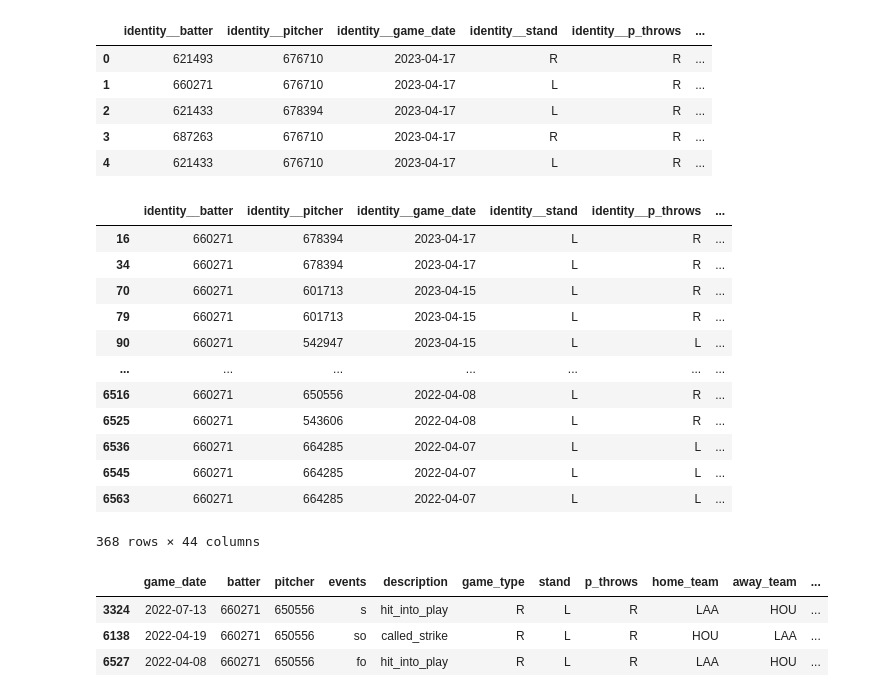
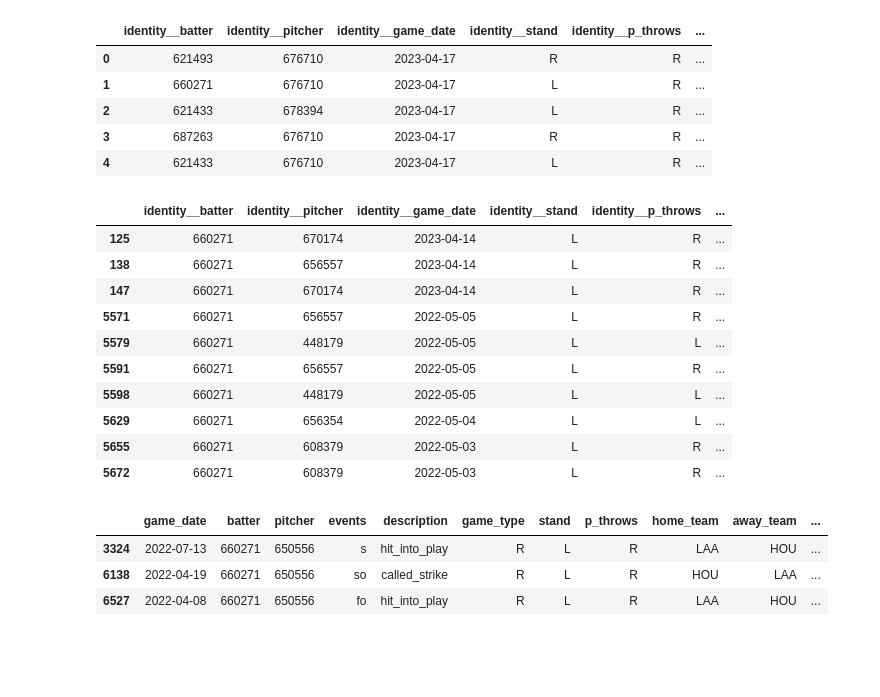
Before and after one commit to allenttchen/baseball-analytics, a Jupyter notebook: notebooks/eda.ipynb, the cells around one changed output. Drawn from its saved outputs; the diff is of its cells as text; code cells hidden in the pictures; blank space fills up the shorter version.

```diff
--- a/notebooks/eda.ipynb
+++ b/notebooks/eda.ipynb
@@ -586,23 +600,22 @@ features_and_events.head(5)
 # %%
 features_and_events[
     (features_and_events["identity__batter"] == 660271) &
     #(features_and_events["identity__game_date"] == "2023-04-09")
-    (features_and_events["head_to_head__1B"] > 0)
-]
+    (features_and_events["head_to_head__1B"] > 0) &
+    (features_and_events["identity__home_team"] == "BOS")
+].tail(10)
 # %% [output]
 |  | identity__batter | identity__pitcher | identity__game_date | identity__stand | identity__p_throws | ... |
-| 16 | 660271 | 678394 | 2023-04-17 | L | R | ... |
-| 34 | 660271 | 678394 | 2023-04-17 | L | R | ... |
-| 70 | 660271 | 601713 | 2023-04-15 | L | R | ... |
-| 79 | 660271 | 601713 | 2023-04-15 | L | R | ... |
-| 90 | 660271 | 542947 | 2023-04-15 | L | L | ... |
-| ... | ... | ... | ... | ... | ... | ... |
-| 6516 | 660271 | 650556 | 2022-04-08 | L | R | ... |
-| 6525 | 660271 | 543606 | 2022-04-08 | L | R | ... |
-| 6536 | 660271 | 664285 | 2022-04-07 | L | L | ... |
-| 6545 | 660271 | 664285 | 2022-04-07 | L | L | ... |
-| 6563 | 660271 | 664285 | 2022-04-07 | L | L | ... |
+| 125 | 660271 | 670174 | 2023-04-14 | L | R | ... |
+| 138 | 660271 | 656557 | 2023-04-14 | L | R | ... |
+| 147 | 660271 | 670174 | 2023-04-14 | L | R | ... |
+| 5571 | 660271 | 656557 | 2022-05-05 | L | R | ... |
+| 5579 | 660271 | 448179 | 2022-05-05 | L | L | ... |
+| 5591 | 660271 | 656557 | 2022-05-05 | L | R | ... |
+| 5598 | 660271 | 448179 | 2022-05-05 | L | L | ... |
+| 5629 | 660271 | 656354 | 2022-05-04 | L | L | ... |
+| 5655 | 660271 | 608379 | 2022-05-03 | L | R | ... |
+| 5672 | 660271 | 608379 | 2022-05-03 | L | R | ... |
-368 rows × 44 columns
 # %%
 data[
     (data["batter"] == 660271)&
```
Also changed, not shown: parts of 3 cells of this notebook, 4 other files.
